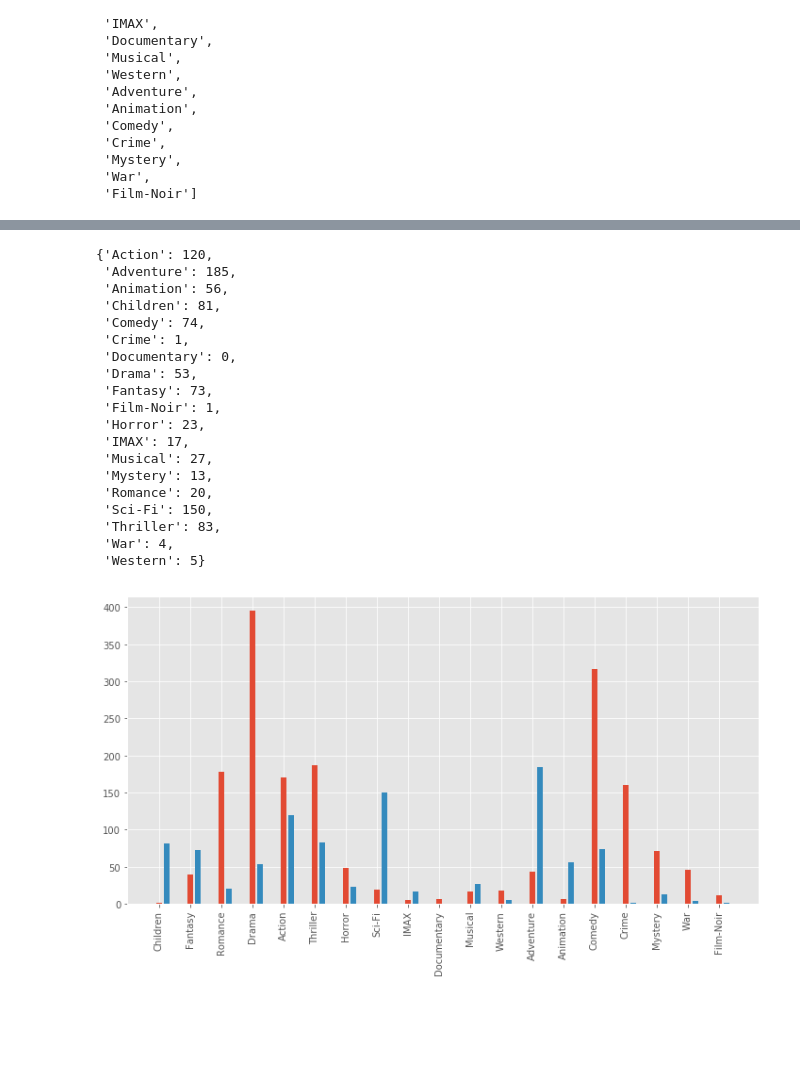
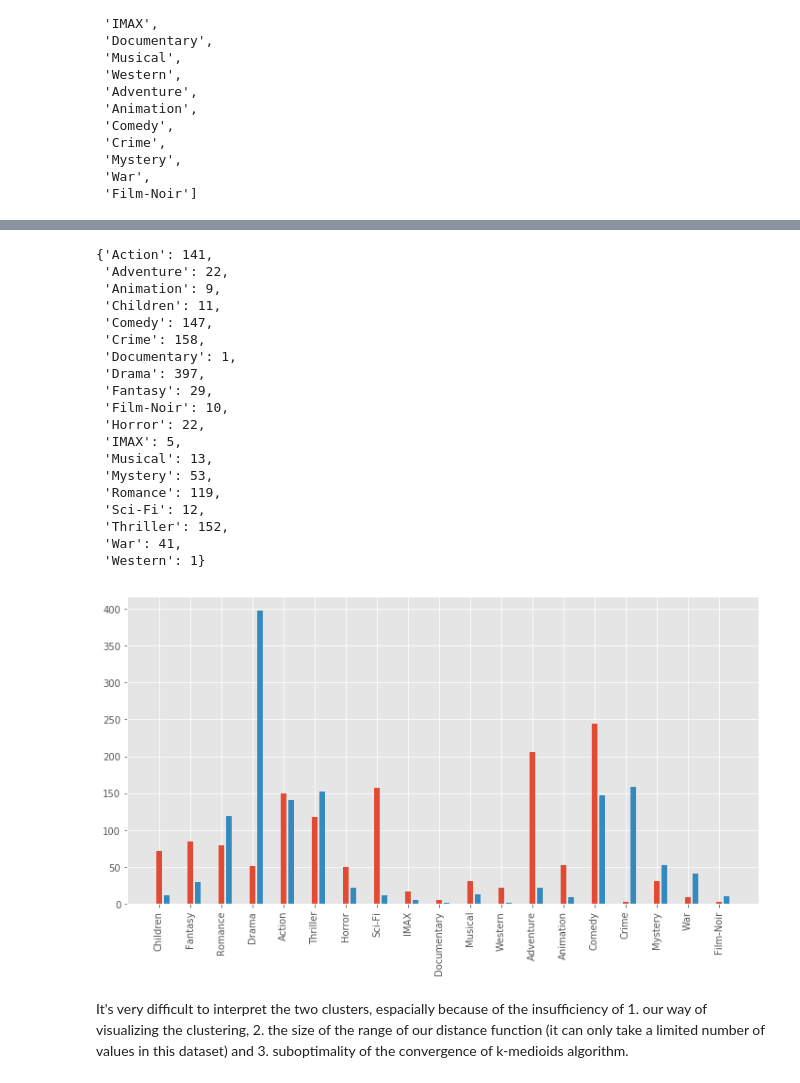
Before and after one commit to m4hmmd/Internet-Analytics, a Jupyter notebook: ix-lab3/lab3-cluster.ipynb, the cells around one changed output, grey strips where cells are left out. Saved outputs shown, nothing was run; the diff lists cells and outputs as text; code cells hidden in the pictures; blank space fills up the shorter version.

```diff
--- a/ix-lab3/lab3-cluster.ipynb
+++ b/ix-lab3/lab3-cluster.ipynb
@@ -117,7 +127,7 @@ def KMedioids(movie_ids, k=2):
     # select centers out of all movies, without replacement
     centers = random.sample(movie_ids, k)
     print(centers)
-    n_iter = 3
+    n_iter = 7 # it converges very fast, that's why we use only a few iterations
     for t in range(n_iter):
         clusters = [set() for j in range(k)]
 
@@ -214,30 +232,32 @@ cluster_zero_genre_count
 # %%
 cluster_one_genre_count
 # %% [output]
-{'Action': 120,
- 'Adventure': 185,
- 'Animation': 56,
- 'Children': 81,
- 'Comedy': 74,
- 'Crime': 1,
- 'Documentary': 0,
- 'Drama': 53,
- 'Fantasy': 73,
- 'Film-Noir': 1,
- 'Horror': 23,
- 'IMAX': 17,
- 'Musical': 27,
- 'Mystery': 13,
- 'Romance': 20,
- 'Sci-Fi': 150,
- 'Thriller': 83,
- 'War': 4,
- 'Western': 5}
+{'Action': 141,
+ 'Adventure': 22,
+ 'Animation': 9,
+ 'Children': 11,
+ 'Comedy': 147,
+ 'Crime': 158,
+ 'Documentary': 1,
+ 'Drama': 397,
+ 'Fantasy': 29,
+ 'Film-Noir': 10,
+ 'Horror': 22,
+ 'IMAX': 5,
+ 'Musical': 13,
+ 'Mystery': 53,
+ 'Romance': 119,
+ 'Sci-Fi': 12,
+ 'Thriller': 152,
+ 'War': 41,
+ 'Western': 1}
 # %%
 plt.figure(figsize=(12, 6))
 plt.bar(np.arange(0, len(list(cluster_zero_genre_count.values()))), list(cluster_zero_genre_count.values()), width = 0.2)
-plt.bar(np.arange(0.25, len(list(cluster_zero_genre_count.values())) + 0.25), list(cluster_one_genre_count.values()), width = 0.2)
+plt.bar(np.arange(0.25, len(list(cluster_one_genre_count.values())) + 0.25), list(cluster_one_genre_count.values()), width = 0.2)
 plt.xticks(range(len(genres)), genres, rotation = 90)
 plt.show()
 # %% [output]
-[figure, old version]
+[figure, new version]
+# %% [markdown]
+It's very difficult to interpret the two clusters, espacially because of the insufficiency of 1. our way of visualizing the clustering, 2. the size of the range of our distance function (it can only take a limited number of values in this dataset) and 3. suboptimality of the convergence of k-medioids algorithm.
```
Also changed, not shown: parts of 14 cells of this notebook, 1 other file.
